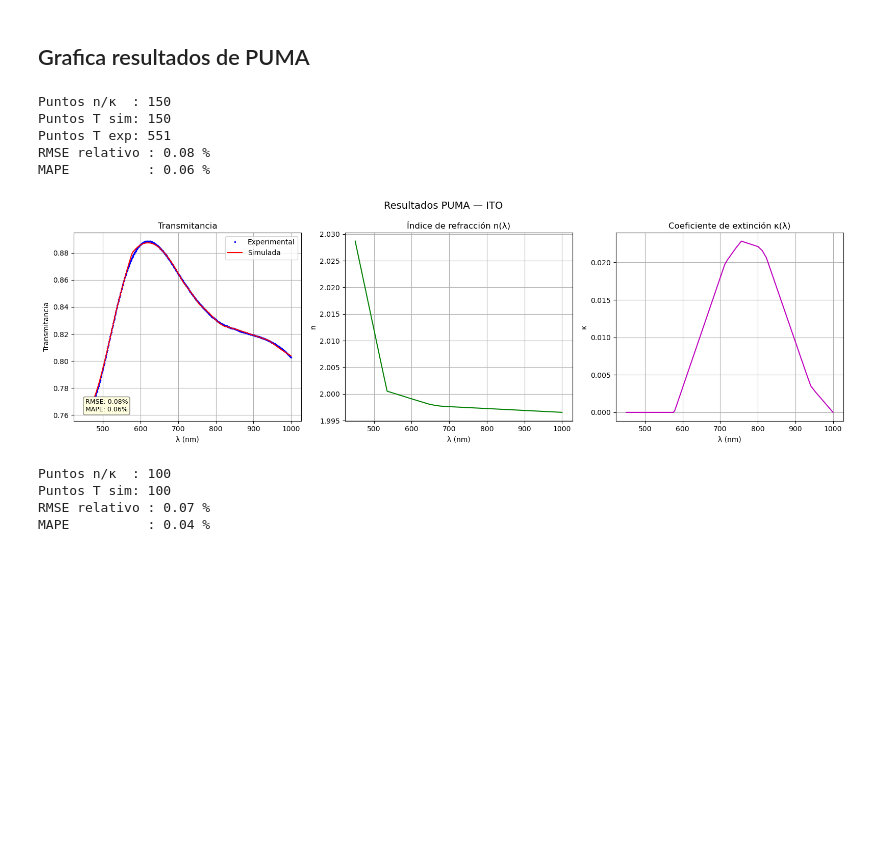
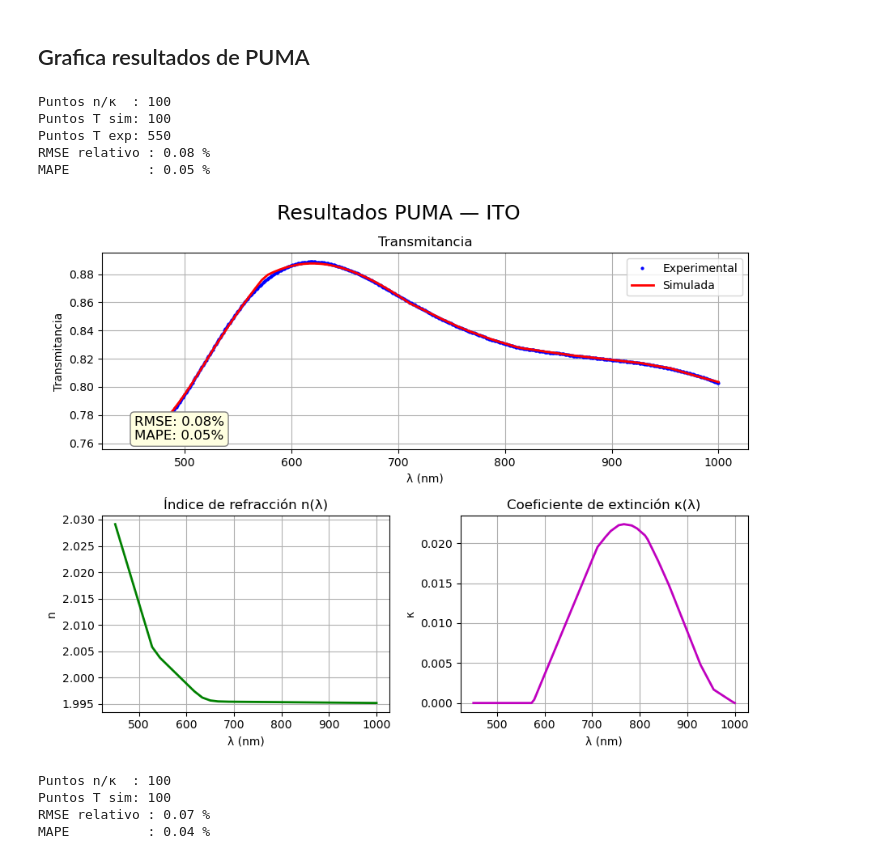
Before and after one commit to Gabo1812/Lab_Avanzado, a Jupyter notebook: Puma_Tutorial.ipynb, the cells around one changed output. Cells and saved outputs as stored; diff of their text form; code cells hidden in the pictures; blank space fills up the shorter version.

```diff
--- a/Puma_Tutorial.ipynb
+++ b/Puma_Tutorial.ipynb
@@ -394,12 +412,12 @@ import matplotlib.pyplot as plt
 from scipy.interpolate import interp1d
 
 # === Archivos ===
-filename_sim = r"C:\Users\Gabo\Computacional\LabAvanzadoII\ITO_result_PUMA\ITO_s70_450-1000-2.txt"
+filename_sim = r"C:\Users\Gabo\Computacional\LabAvanzadoII\ITO_result_PUMA\ITO_s70_450-1000-1.txt"
 filename_exp = r"C:\Users\Gabo\Computacional\LabAvanzadoII\ITO_filtrado\ITO_filtrado_450-1000.txt"
 
 # === Parser por secciones ===
-block_nk = []   # λ, n, kappa
-block_t  = []   # λ, T simulada
+block_nk = []
+block_t  = []
 
 current_section = None
 
@@ -437,65 +455,69 @@ kappa   = block_nk[:, 2]
 lambda2 = block_t[:, 0]
 T_sim   = block_t[:, 1]
 
 # === Cargar experimental ===
 exp_data   = np.loadtxt(filename_exp, skiprows=1)
 lambda_exp = exp_data[:, 0]
 T_exp      = exp_data[:, 1]
 
 print(f"Puntos n/κ  : {len(lambda1)}")
 print(f"Puntos T sim: {len(lambda2)}")
 print(f"Puntos T exp: {len(lambda_exp)}")
 
 # === Interpolación para errores ===
-interp_T     = interp1d(lambda2, T_sim, kind='linear', fill_value="extrapolate") # type: ignore
+interp_T     = interp1d(lambda2, T_sim, kind='linear', fill_value="extrapolate")  # type: ignore
 T_sim_interp = interp_T(lambda_exp)
 
 rmse         = np.sqrt(np.mean((T_sim_interp - T_exp)**2))
 percent_rmse = rmse / np.mean(T_exp) * 100
 mape         = np.mean(np.abs(T_sim_interp - T_exp) / T_exp) * 100
 
 print(f"RMSE relativo : {percent_rmse:.2f} %")
 print(f"MAPE          : {mape:.2f} %")
 
-# === Gráficas ===
-fig, axes = plt.subplots(1, 3, figsize=(16, 5))
-fig.suptitle("Resultados PUMA — ITO", fontsize=14)
+# === Gráficas: 1 arriba (T), 2 abajo (n y κ) ===
+fig = plt.figure(figsize=(9, 7))
+fig.suptitle("Resultados PUMA — ITO", fontsize=18)
 
-# 1. Transmitancia
-axes[0].plot(lambda_exp, T_exp,  'b.', markersize=3, label="Experimental")
-axes[0].plot(lambda2,    T_sim,  'r-', linewidth=1.5, label="Simulada")
-axes[0].set_xlabel("λ (nm)")
-axes[0].set_ylabel("Transmitancia")
-axes[0].set_title("Transmitancia")
-axes[0].legend()
-axes[0].grid(True)
-axes[0].annotate(f"RMSE: {percent_rmse:.2f}%\nMAPE: {mape:.2f}%",
-                 xy=(0.05, 0.05), xycoords="axes fraction", fontsize=9,
-                 bbox=dict(boxstyle="round,pad=0.3", facecolor="lightyellow", edgecolor="gray"))
+ax0 = plt.subplot2grid((2, 2), (0, 0), colspan=2)  # fila 0, ocupa las 2 columnas
+ax1 = plt.subplot2grid((2, 2), (1, 0))              # fila 1, columna 0
+ax2 = plt.subplot2grid((2, 2), (1, 1))              # fila 1, columna 1
 
-# 2. n vs λ
-axes[1].plot(lambda1, n, 'g-', linewidth=1.5)
-axes[1].set_xlabel("λ (nm)")
-axes[1].set_ylabel("n")
-axes[1].set_title("Índice de refracción n(λ)")
-axes[1].grid(True)
+# 1. Transmitancia (arriba, ancho completo)
+ax0.plot(lambda_exp, T_exp, 'b.', markersize=4, label="Experimental")
+ax0.plot(lambda2,    T_sim, 'r-', linewidth=2, label="Simulada")
+ax0.set_xlabel("λ (nm)")
+ax0.set_ylabel("Transmitancia")
+ax0.set_title("Transmitancia")
+ax0.legend()
+ax0.grid(True)
+ax0.annotate(f"RMSE: {percent_rmse:.2f}%\nMAPE: {mape:.2f}%",
+             xy=(0.05, 0.05), xycoords="axes fraction", fontsize=12,
+             bbox=dict(boxstyle="round,pad=0.3", facecolor="lightyellow", edgecolor="gray"))
 
-# 3. κ vs λ
-axes[2].plot(lambda1, kappa, 'm-', linewidth=1.5)
-axes[2].set_xlabel("λ (nm)")
-axes[2].set_ylabel("κ")
-axes[2].set_title("Coeficiente de extinción κ(λ)")
-axes[2].grid(True)
+# 2. n vs λ (abajo izquierda)
+ax1.plot(lambda1, n, 'g-', linewidth=2)
+ax1.set_xlabel("λ (nm)")
+ax1.set_ylabel("n")
+ax1.set_title("Índice de refracción n(λ)")
+ax1.grid(True)
+
+# 3. κ vs λ (abajo derecha)
+ax2.plot(lambda1, kappa, 'm-', linewidth=2)
+ax2.set_xlabel("λ (nm)")
+ax2.set_ylabel("κ")
+ax2.set_title("Coeficiente de extinción κ(λ)")
+ax2.grid(True)
 
 plt.tight_layout()
 plt.show()
 # %% [output]
-Puntos n/κ  : 150
-Puntos T sim: 150
-Puntos T exp: 551
+Puntos n/κ  : 100
+Puntos T sim: 100
+Puntos T exp: 550
 RMSE relativo : 0.08 %
-MAPE          : 0.06 %
+MAPE          : 0.05 %
-[figure, old version]
+[figure, new version]
 # %%
 import numpy as np
 import plotly.graph_objects as go
```
Also changed, not shown: parts of 4 cells of this notebook, 34 other files.
